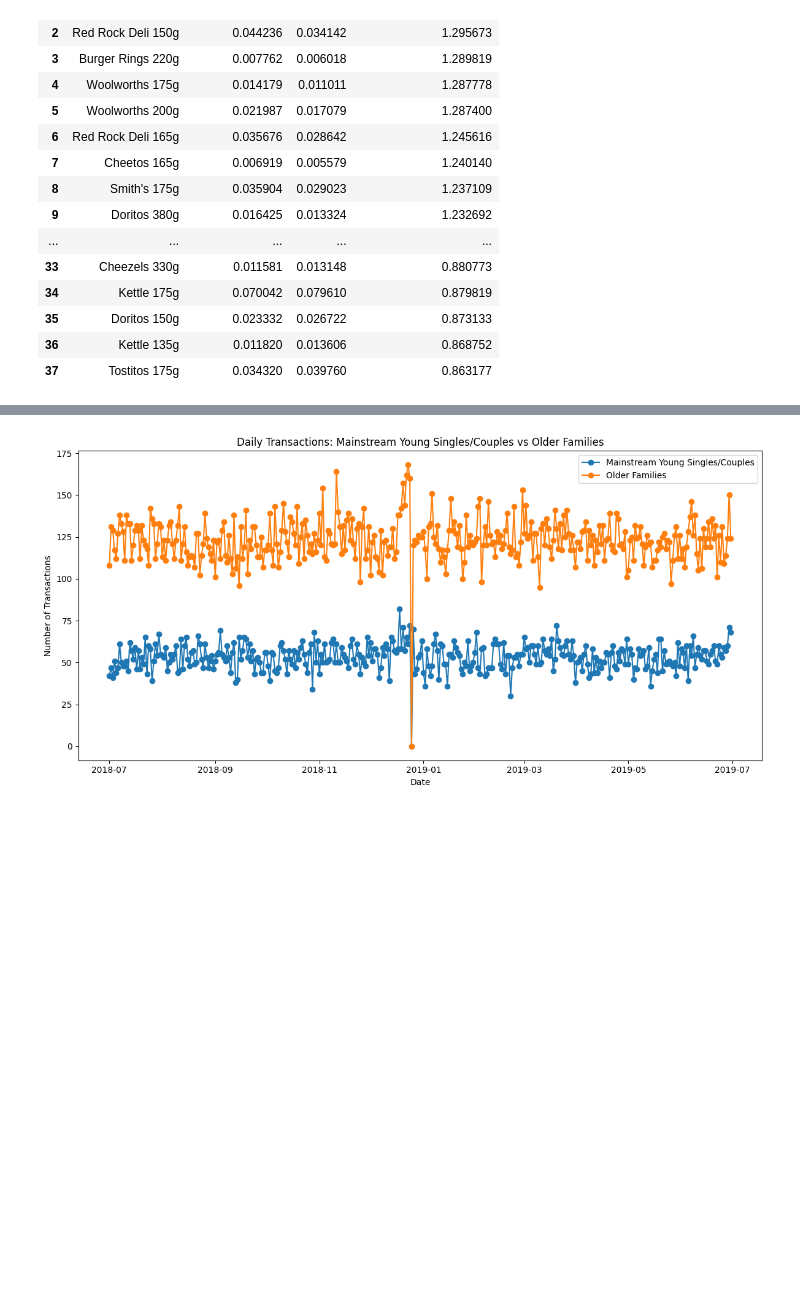
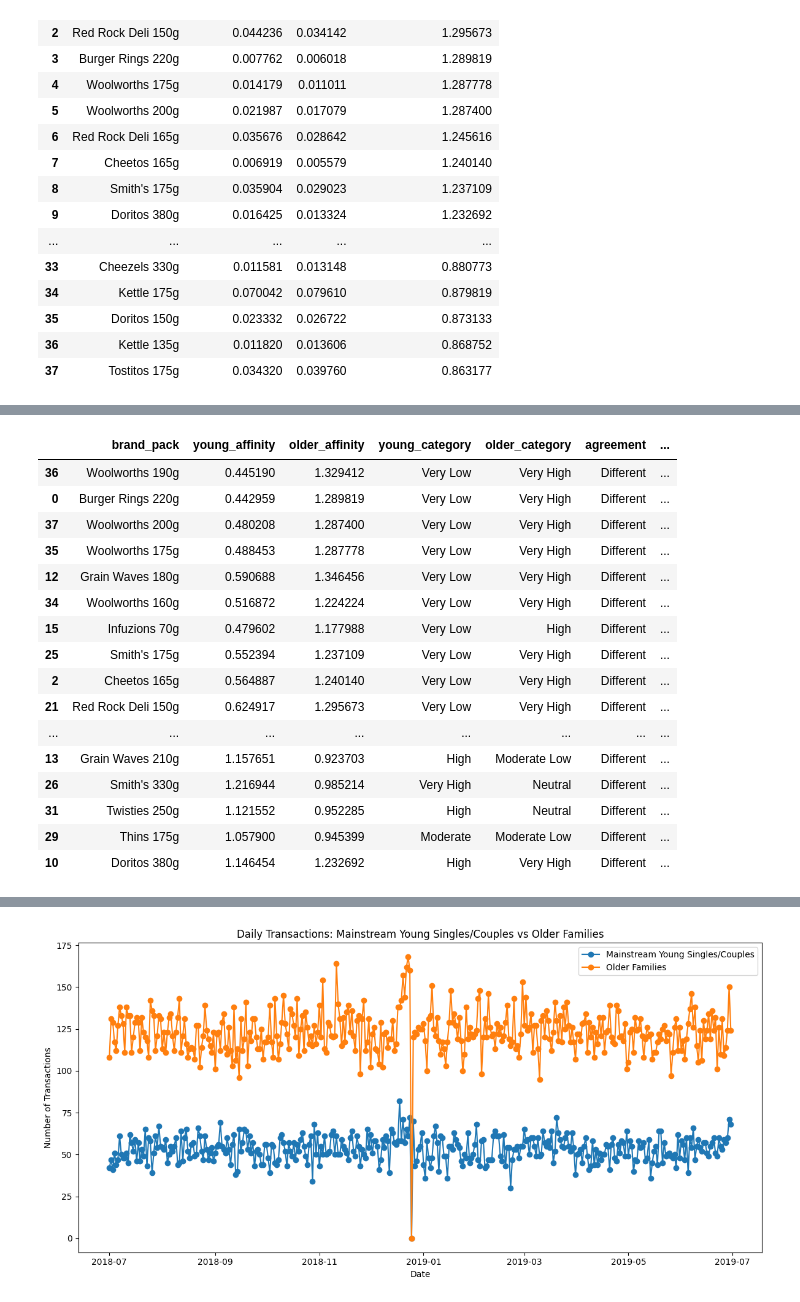
Before and after one commit to J0NA1RON/retail-customer-segmentation, a Jupyter notebook: notebooks/DATA PREPARATION.ipynb, the cells around one changed output, grey strips where cells are left out. Cells and saved outputs as stored; diff of their text form; code cells hidden in the pictures; blank space fills up the shorter version.

```diff
--- a/notebooks/DATA PREPARATION.ipynb
+++ b/notebooks/DATA PREPARATION.ipynb
@@ -1320,0 +1399,69 @@ display(brand_pack_affinity_compare)
+# %%
+# Merge affinity scores
+brand_pack_compare = (
+    pd.merge(
+        brand_pack_affinity[
+            ["brand_pack", "affinity_to_brand_pack"]
+        ].rename(columns={
+            "affinity_to_brand_pack": "young_affinity"
+        }),
+        brand_pack_affinity_older[
+            ["brand_pack", "affinity_to_brand_pack"]
+        ].rename(columns={
+            "affinity_to_brand_pack": "older_affinity"
+        }),
+        on="brand_pack",
+        how="outer"
+    )
+    .fillna(0)
+)
+
+# Categorize affinity
+brand_pack_compare["young_category"] = (
+    brand_pack_compare["young_affinity"]
+    .apply(classify_affinity)
+)
+
+brand_pack_compare["older_category"] = (
+    brand_pack_compare["older_affinity"]
+    .apply(classify_affinity)
+)
+
+# Agreement between cohorts
+brand_pack_compare["agreement"] = np.where(
+    brand_pack_compare["young_category"] ==
+    brand_pack_compare["older_category"],
+    "Agree",
+    "Different"
+)
+
+# Difference in affinity score
+brand_pack_compare["affinity_difference"] = (
+    brand_pack_compare["young_affinity"] -
+    brand_pack_compare["older_affinity"]
+).abs()
+
+display(
+    brand_pack_compare.sort_values(
+        ["agreement", "affinity_difference"],
+        ascending=[True, False]
+    )
+)
+# %% [output]
+|  | brand_pack | young_affinity | older_affinity | young_category | older_category | agreement | ... |
+| 36 | Woolworths 190g | 0.445190 | 1.329412 | Very Low | Very High | Different | ... |
+| 0 | Burger Rings 220g | 0.442959 | 1.289819 | Very Low | Very High | Different | ... |
+| 37 | Woolworths 200g | 0.480208 | 1.287400 | Very Low | Very High | Different | ... |
+| 35 | Woolworths 175g | 0.488453 | 1.287778 | Very Low | Very High | Different | ... |
+| 12 | Grain Waves 180g | 0.590688 | 1.346456 | Very Low | Very High | Different | ... |
+| 34 | Woolworths 160g | 0.516872 | 1.224224 | Very Low | Very High | Different | ... |
+| 15 | Infuzions 70g | 0.479602 | 1.177988 | Very Low | High | Different | ... |
+| 25 | Smith's 175g | 0.552394 | 1.237109 | Very Low | Very High | Different | ... |
+| 2 | Cheetos 165g | 0.564887 | 1.240140 | Very Low | Very High | Different | ... |
+| 21 | Red Rock Deli 150g | 0.624917 | 1.295673 | Very Low | Very High | Different | ... |
+| ... | ... | ... | ... | ... | ... | ... | ... |
+| 13 | Grain Waves 210g | 1.157651 | 0.923703 | High | Moderate Low | Different | ... |
+| 26 | Smith's 330g | 1.216944 | 0.985214 | Very High | Neutral | Different | ... |
+| 31 | Twisties 250g | 1.121552 | 0.952285 | High | Neutral | Different | ... |
+| 29 | Thins 175g | 1.057900 | 0.945399 | Moderate | Moderate Low | Different | ... |
+| 10 | Doritos 380g | 1.146454 | 1.232692 | High | Very High | Different | ... |
```
Also changed, not shown: parts of 5 cells of this notebook.
